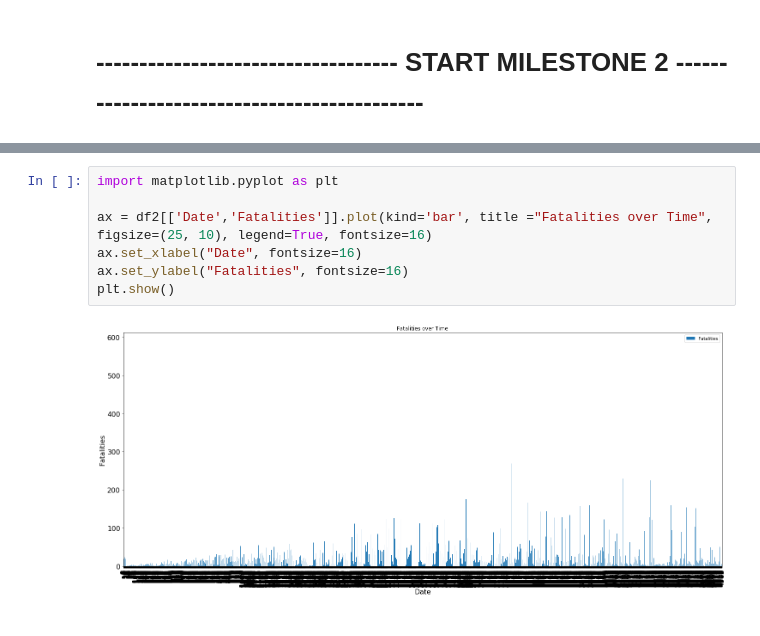
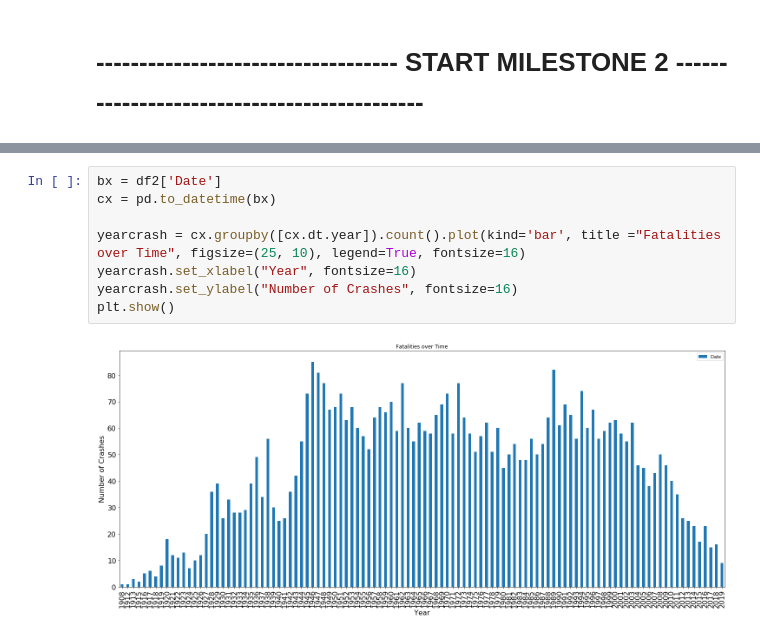
Before and after one commit to rjbhatt/MSDS-430-FinalProject, a Jupyter notebook: Milestone 2.ipynb, the cells around one changed output, grey strips where cells are left out. Saved outputs shown, nothing was run; the diff lists cells and outputs as text.

Commit message:
Add bar graph and scatterplot
-Added in bar graph and scatterplot

```diff
--- a/Milestone 2.ipynb
+++ b/Milestone 2.ipynb
@@ -188,9 +198,10 @@ http://www.planecrashinfo.com/reference.htm
 # %%
-import matplotlib.pyplot as plt
+bx = df2['Date']
+cx = pd.to_datetime(bx)
 
-ax = df2[['Date','Fatalities']].plot(kind='bar', title ="Fatalities over Time", figsize=(25, 10), legend=True, fontsize=16)
-ax.set_xlabel("Date", fontsize=16)
-ax.set_ylabel("Fatalities", fontsize=16)
+yearcrash = cx.groupby([cx.dt.year]).count().plot(kind='bar', title ="Fatalities over Time", figsize=(25, 10), legend=True, fontsize=16)
+yearcrash.set_xlabel("Year", fontsize=16)
+yearcrash.set_ylabel("Number of Crashes", fontsize=16)
 plt.show()
 # %% [output]
-[figure, old version]
+[figure, new version]
```
Also changed, not shown: parts of 2 cells of this notebook.
